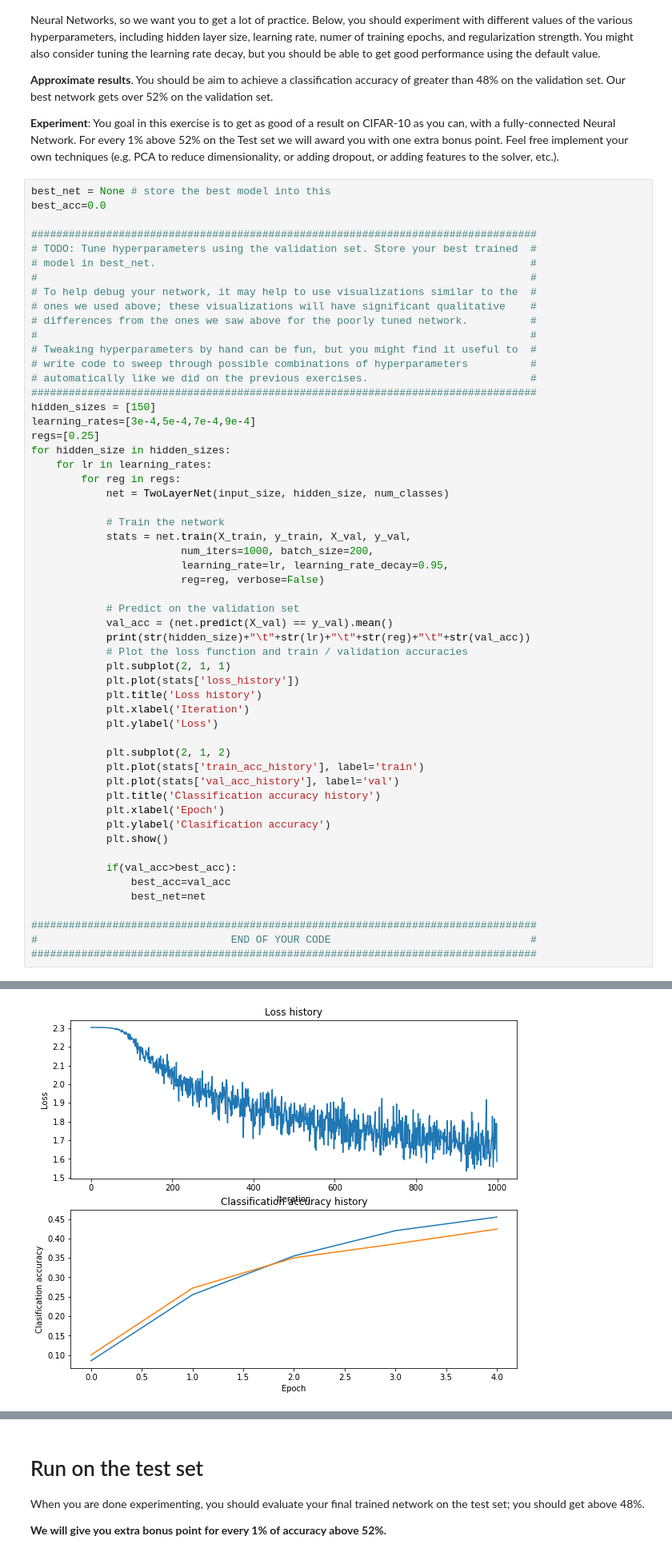
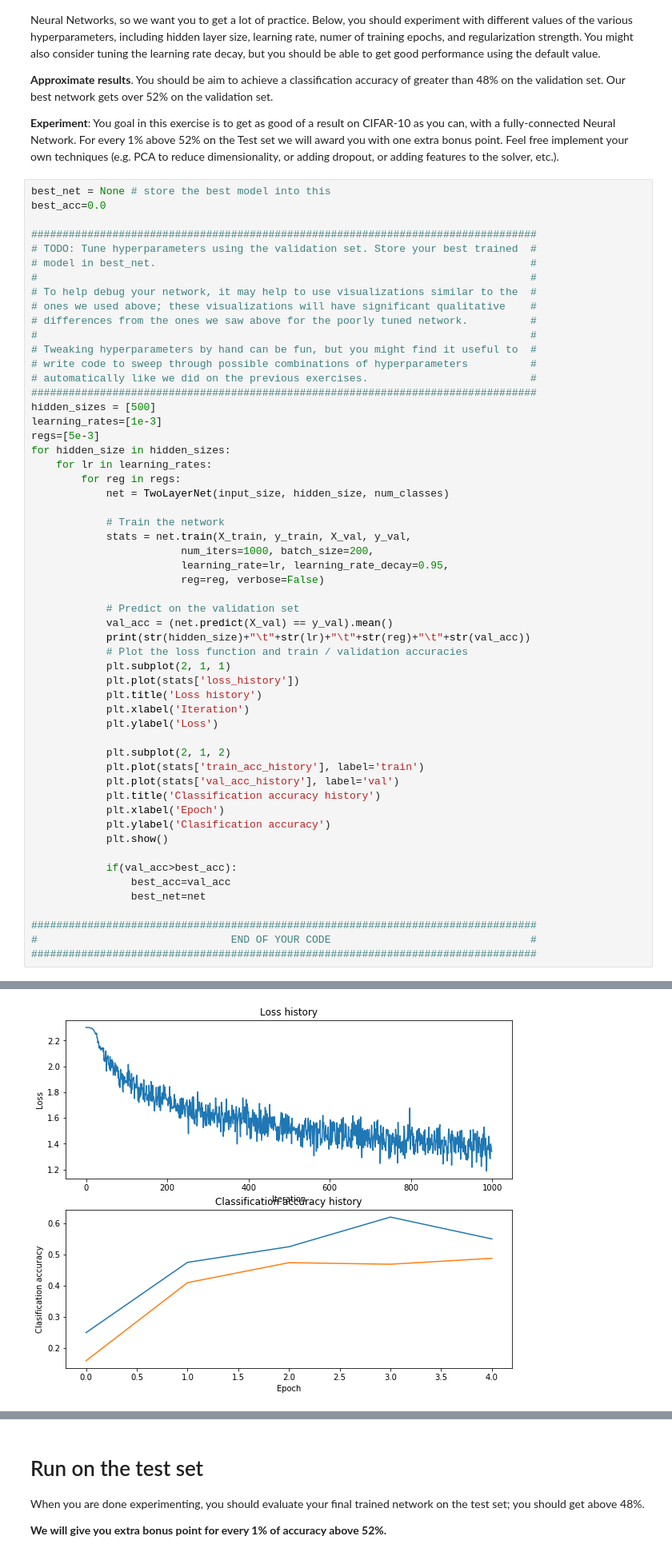
Before and after one commit to hbghhy/cs231_cv, a Jupyter notebook: assignment1/two_layer_net.ipynb, the cells around one changed output, grey strips where cells are left out. Shown at 80% size. Saved outputs shown, nothing was run; the diff lists cells and outputs as text.

```diff
--- a/assignment1/two_layer_net.ipynb
+++ b/assignment1/two_layer_net.ipynb
@@ -295,9 +295,9 @@ best_acc=0.0
 # write code to sweep through possible combinations of hyperparameters          #
 # automatically like we did on the previous exercises.                          #
 #################################################################################
-hidden_sizes = [150]
-learning_rates=[3e-4,5e-4,7e-4,9e-4]
-regs=[0.25]
+hidden_sizes = [500]
+learning_rates=[1e-3]
+regs=[5e-3]
 for hidden_size in hidden_sizes:
     for lr in learning_rates:
         for reg in regs:
@@ -339 +339 @@ for hidden_size in hidden_sizes:
-[figure, old version]
+[figure, new version]
```
Also changed, not shown: parts of 5 cells of this notebook, 1 other file.
